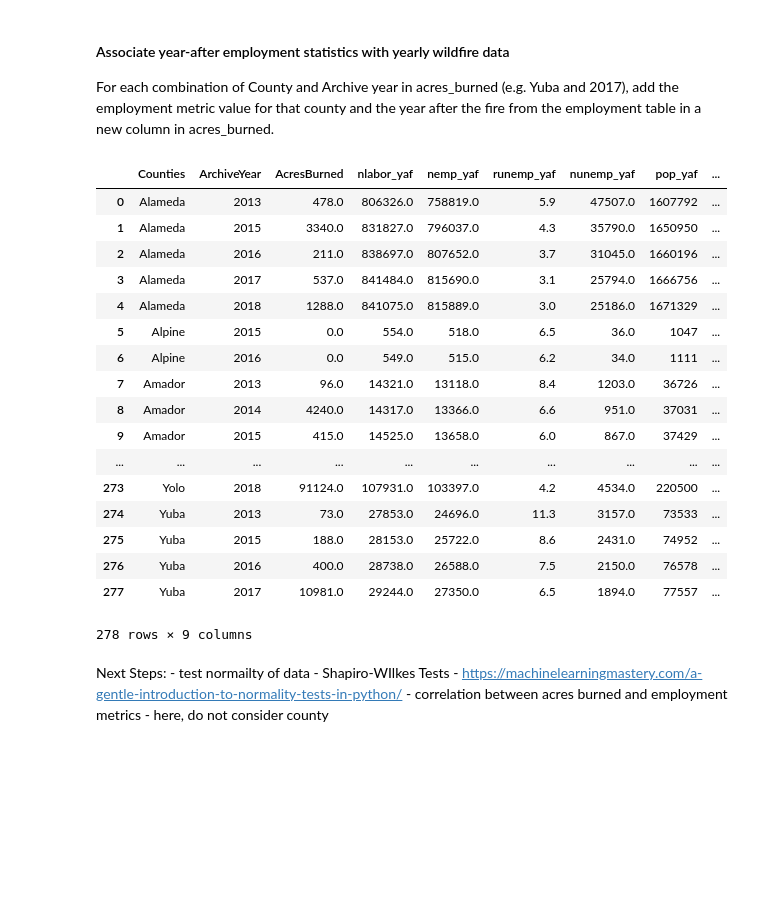
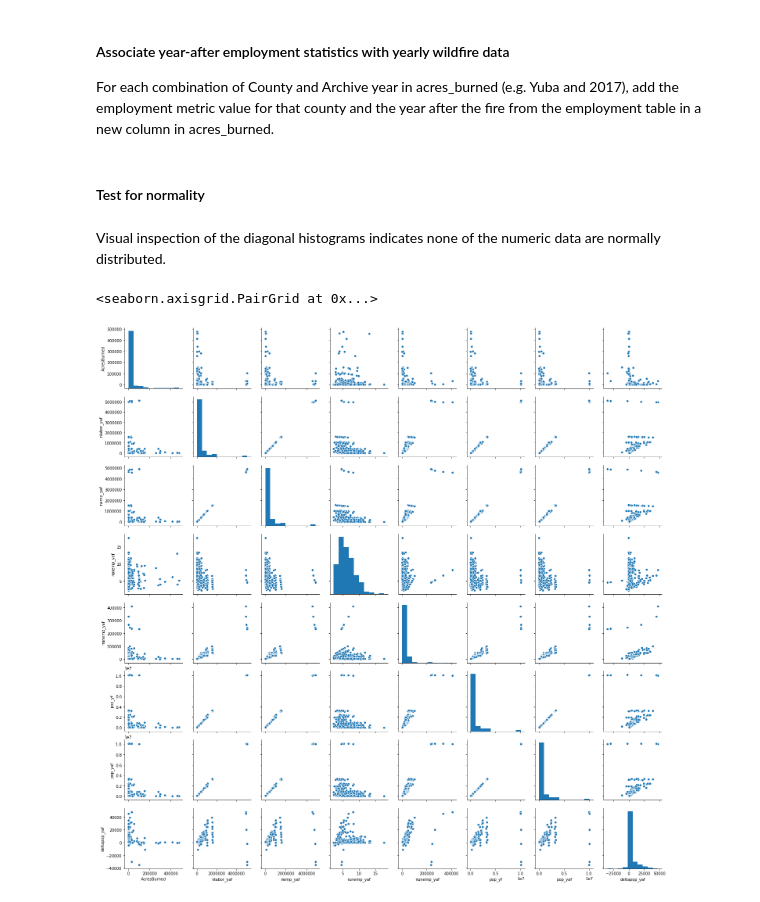
Before and after one commit to Eva-Biedron/WildfireRuralCalifornia, a Jupyter notebook: Analysis of the Atlas of Rural and Small Town.ipynb, the cells around one changed output. Cells and saved outputs as stored; diff of their text form; code cells hidden in the pictures; blank space fills up the shorter version.

Commit message:
Recent updates to analysis
normality measures and transformations

```diff
--- a/Analysis of the Atlas of Rural and Small Town.ipynb
+++ b/Analysis of the Atlas of Rural and Small Town.ipynb
@@ -212,9 +188,6 @@ for index, row in acres_burned.iterrows():
 # Set list as new column in acres burned
 acres_burned['nlabor_yaf'] = tmp_labor
 # %%
-## Brandon's comments
-
-
 # Repeat steps for the rest of the demographic tables
 
 # Number of employed people
@@ -247,6 +220,7 @@ acres_burned['nunemp_yaf'] = tmp_labor
 # Population
 tmp1_pop = []
 tmp2_pop = []
+tmp3_pop = []
 
 for index, row in acres_burned.iterrows():
     yaf = str(row[1] + 1)
@@ -256,33 +230,20 @@ for index, row in acres_burned.iterrows():
     tmp1_pop.append(tmp1)
     tmp2 = population.loc[yaf, cnty] - population.loc[yr, cnty]
     tmp2_pop.append(tmp2)
+    tmp3 = population.loc[yr, cnty]
+    tmp3_pop.append(tmp3)
+acres_burned['pop_yf'] = tmp3_pop # Population the year of the fire
 acres_burned['pop_yaf'] = tmp1_pop # Population the year after the fire
 acres_burned['deltapop_yaf'] = tmp2_pop # Change in population between the year after the fire and the year of the fire.
 
-acres_burned
+#acres_burned
-# %% [output]
-|  | Counties | ArchiveYear | AcresBurned | nlabor_yaf | nemp_yaf | runemp_yaf | nunemp_yaf | pop_yaf | ... |
-| 0 | Alameda | 2013 | 478.0 | 806326.0 | 758819.0 | 5.9 | 47507.0 | 1607792 | ... |
-| 1 | Alameda | 2015 | 3340.0 | 831827.0 | 796037.0 | 4.3 | 35790.0 | 1650950 | ... |
-| 2 | Alameda | 2016 | 211.0 | 838697.0 | 807652.0 | 3.7 | 31045.0 | 1660196 | ... |
-| 3 | Alameda | 2017 | 537.0 | 841484.0 | 815690.0 | 3.1 | 25794.0 | 1666756 | ... |
-| 4 | Alameda | 2018 | 1288.0 | 841075.0 | 815889.0 | 3.0 | 25186.0 | 1671329 | ... |
-| 5 | Alpine | 2015 | 0.0 | 554.0 | 518.0 | 6.5 | 36.0 | 1047 | ... |
-| 6 | Alpine | 2016 | 0.0 | 549.0 | 515.0 | 6.2 | 34.0 | 1111 | ... |
-| 7 | Amador | 2013 | 96.0 | 14321.0 | 13118.0 | 8.4 | 1203.0 | 36726 | ... |
-| 8 | Amador | 2014 | 4240.0 | 14317.0 | 13366.0 | 6.6 | 951.0 | 37031 | ... |
-| 9 | Amador | 2015 | 415.0 | 14525.0 | 13658.0 | 6.0 | 867.0 | 37429 | ... |
-| ... | ... | ... | ... | ... | ... | ... | ... | ... | ... |
-| 273 | Yolo | 2018 | 91124.0 | 107931.0 | 103397.0 | 4.2 | 4534.0 | 220500 | ... |
-| 274 | Yuba | 2013 | 73.0 | 27853.0 | 24696.0 | 11.3 | 3157.0 | 73533 | ... |
-| 275 | Yuba | 2015 | 188.0 | 28153.0 | 25722.0 | 8.6 | 2431.0 | 74952 | ... |
-| 276 | Yuba | 2016 | 400.0 | 28738.0 | 26588.0 | 7.5 | 2150.0 | 76578 | ... |
-| 277 | Yuba | 2017 | 10981.0 | 29244.0 | 27350.0 | 6.5 | 1894.0 | 77557 | ... |
-278 rows × 9 columns
-# %% [markdown]
-Next Steps:
-    - test normailty of data
-        - Shapiro-WIlkes Tests
-        - https://machinelearningmastery.com/a-gentle-introduction-to-normality-tests-in-python/
-    - correlation between acres burned and employment metrics
-        - here, do not consider county
+# %% [markdown]
+#### Test for normality
+# %% [markdown]
+Visual inspection of the diagonal histograms indicates none of the numeric data are normally distributed.
+# %%
+burn_data = acres_burned[['AcresBurned', 'nlabor_yaf', 'nemp_yaf', 'runemp_yaf', 'nunemp_yaf', 'pop_yf', 'pop_yaf', 'deltapop_yaf']]
+sns.pairplot(burn_data)
+# %% [output]
+<seaborn.axisgrid.PairGrid at 0x...>
+[figure, added]
```
Also changed, not shown: parts of 18 cells of this notebook.
